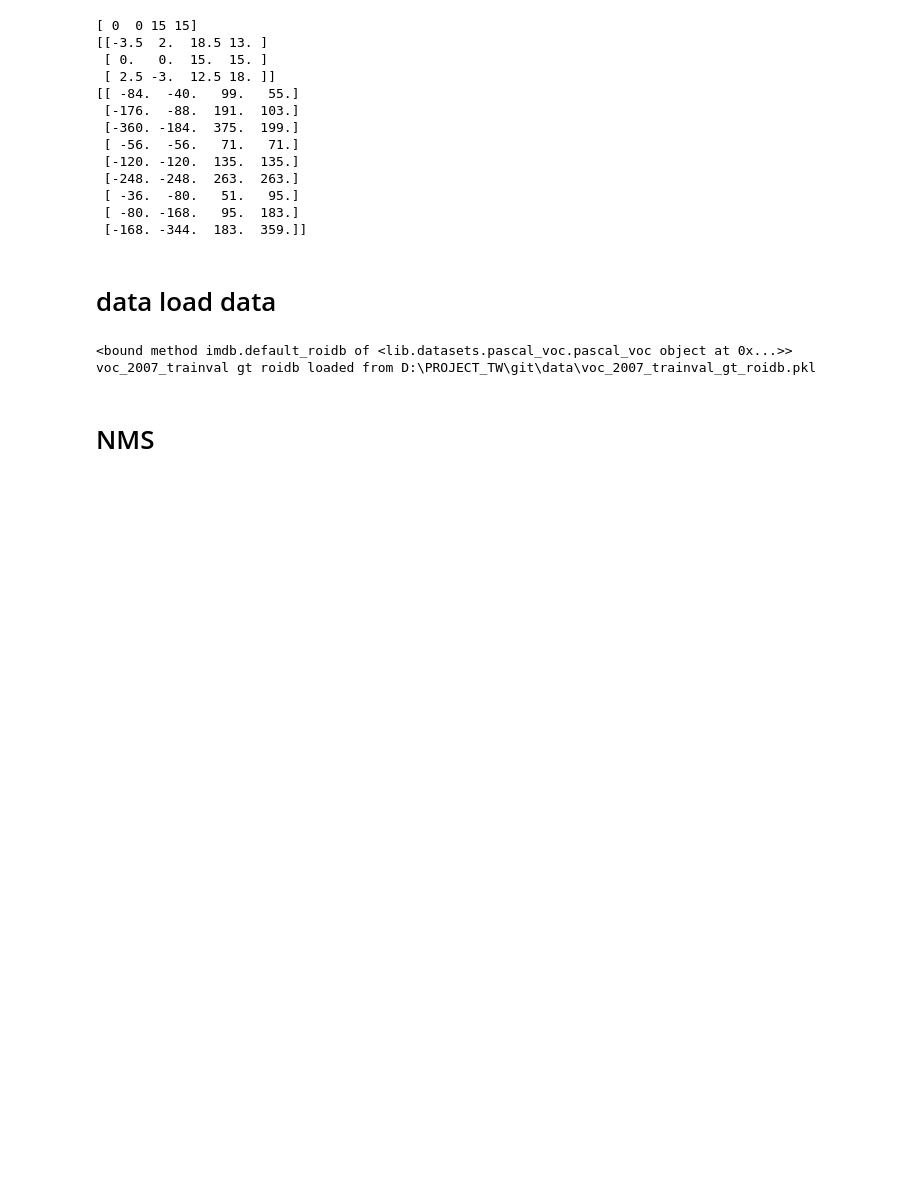
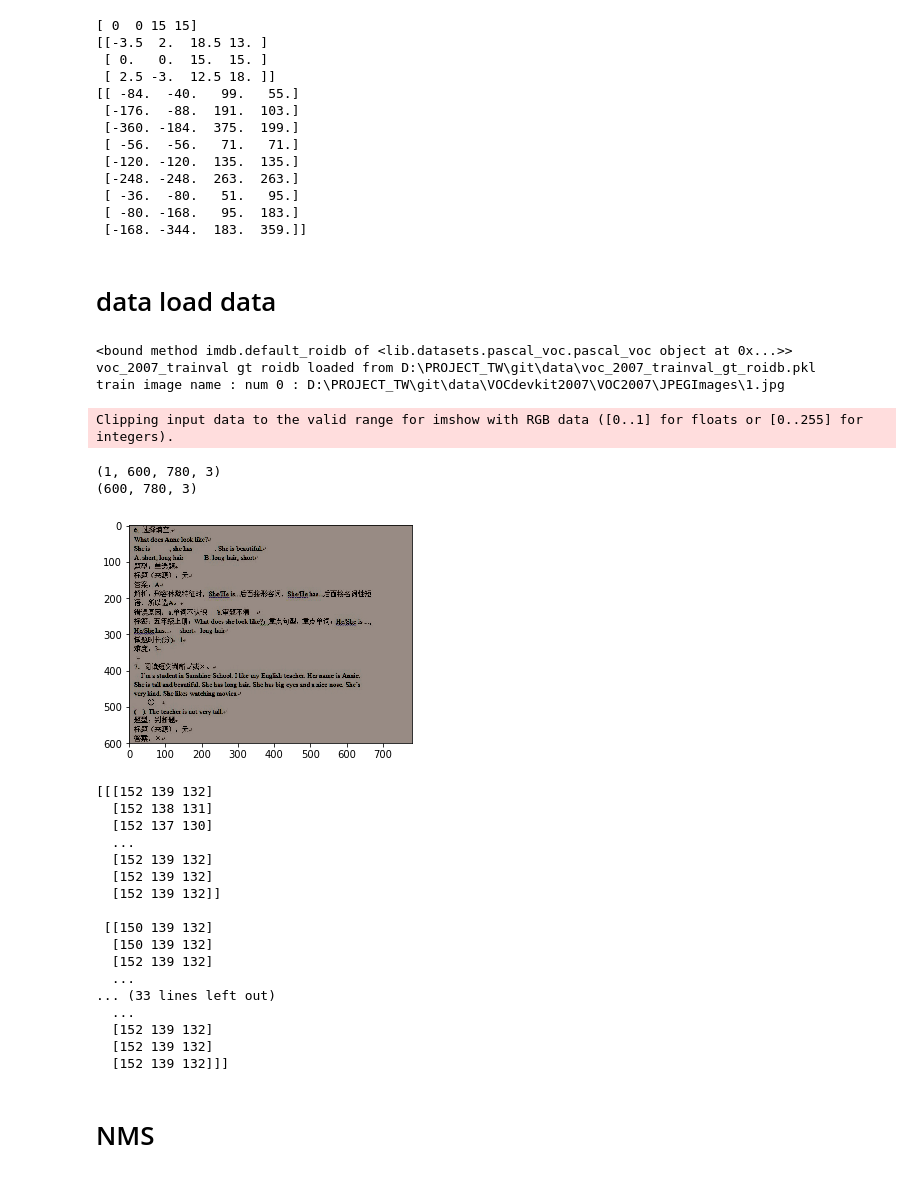
Before and after one commit to hecongziyu/myproject, a Jupyter notebook: object detect/基础知识.ipynb, the cells around one changed output. Saved outputs shown, nothing was run; the diff lists cells and outputs as text; code cells hidden in the pictures; blank space fills up the shorter version.

```diff
--- a/object detect/基础知识.ipynb
+++ b/object detect/基础知识.ipynb
@@ -21,17 +21,55 @@ print(a)
  [-168. -344.  183.  359.]]
 # %% [markdown]
 # data load data
-# %%
-from lib.datasets.factory import get_imdb
-from lib.datasets.pascal_voc import pascal_voc
-d = pascal_voc('trainval', '2007')
-res = d.roidb
-# print(res)
-# imdb_names = 'voc_2007_trainval'
-# imdb = get_imdb(imdb_names)
-# %% [output]
-<bound method imdb.default_roidb of <lib.datasets.pascal_voc.pascal_voc object at 0x...>>
-voc_2007_trainval gt roidb loaded from D:\PROJECT_TW\git\data\voc_2007_trainval_gt_roidb.pkl
+# %%
+from lib.datasets.factory import get_imdb
+from lib.datasets.pascal_voc import pascal_voc
+from lib.roi_data_layer.roidb import prepare_roidb
+from lib.roi_data_layer.layer import RoIDataLayer
+imdb = pascal_voc('trainval', '2007')
+# roidb ROI框的坐标位置信息, 信息来源于Annotations目录下对图片的XML定义
+prepare_roidb(imdb)   #  为方便训练，在原roidb信息基础上增加象image等等信息
+roidb = imdb.roidb
+
+data_layer = RoIDataLayer(roidb, imdb.num_classes)
+blobs = data_layer.forward()
+data,im_info,gt_boxes = blobs['data'], blobs['im_info'], blobs['gt_boxes']
+# %% [output]
+<bound method imdb.default_roidb of <lib.datasets.pascal_voc.pascal_voc object at 0x...>>
+voc_2007_trainval gt roidb loaded from D:\PROJECT_TW\git\data\voc_2007_trainval_gt_roidb.pkl
+train image name : num 0 : D:\PROJECT_TW\git\data\VOCdevkit2007\VOC2007\JPEGImages\1.jpg
+# %%
+import matplotlib.pyplot as plt
+import numpy as np
+print(data.shape)
+ndata = data.reshape(data.shape[1],data.shape[2],data.shape[3])
+ndata = ndata.astype(int)
+print(ndata.shape)
+plt.imshow(ndata,'gray')
+plt.show()
+print(ndata)
+# %% [output]
+Clipping input data to the valid range for imshow with RGB data ([0..1] for floats or [0..255] for integers).
+(1, 600, 780, 3)
+(600, 780, 3)
+[figure, added]
+[[[152 139 132]
+  [152 138 131]
+  [152 137 130]
+  ...
+  [152 139 132]
+  [152 139 132]
+  [152 139 132]]
+
+ [[150 139 132]
+  [150 139 132]
+  [152 139 132]
+  ...
+... (33 lines left out)
+  ...
+  [152 139 132]
+  [152 139 132]
+  [152 139 132]]]
 # %% [markdown]
 # NMS
 # %% [markdown]
```
Also changed, not shown: 5 other files.
